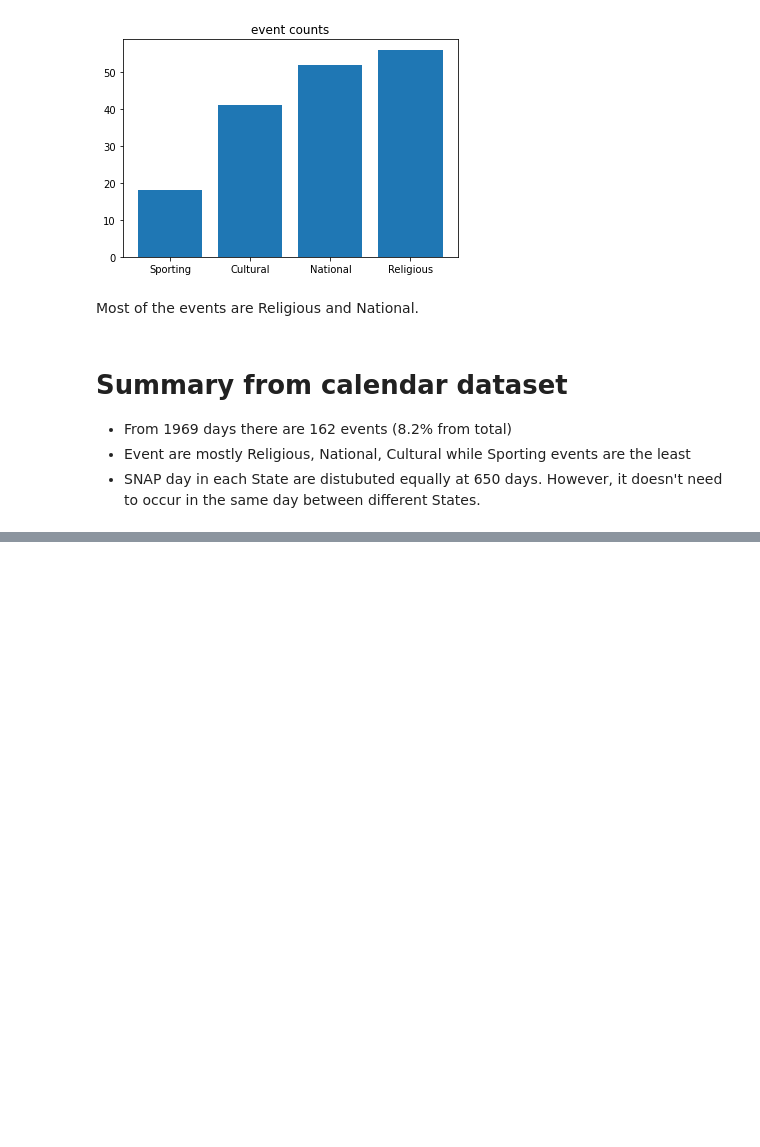
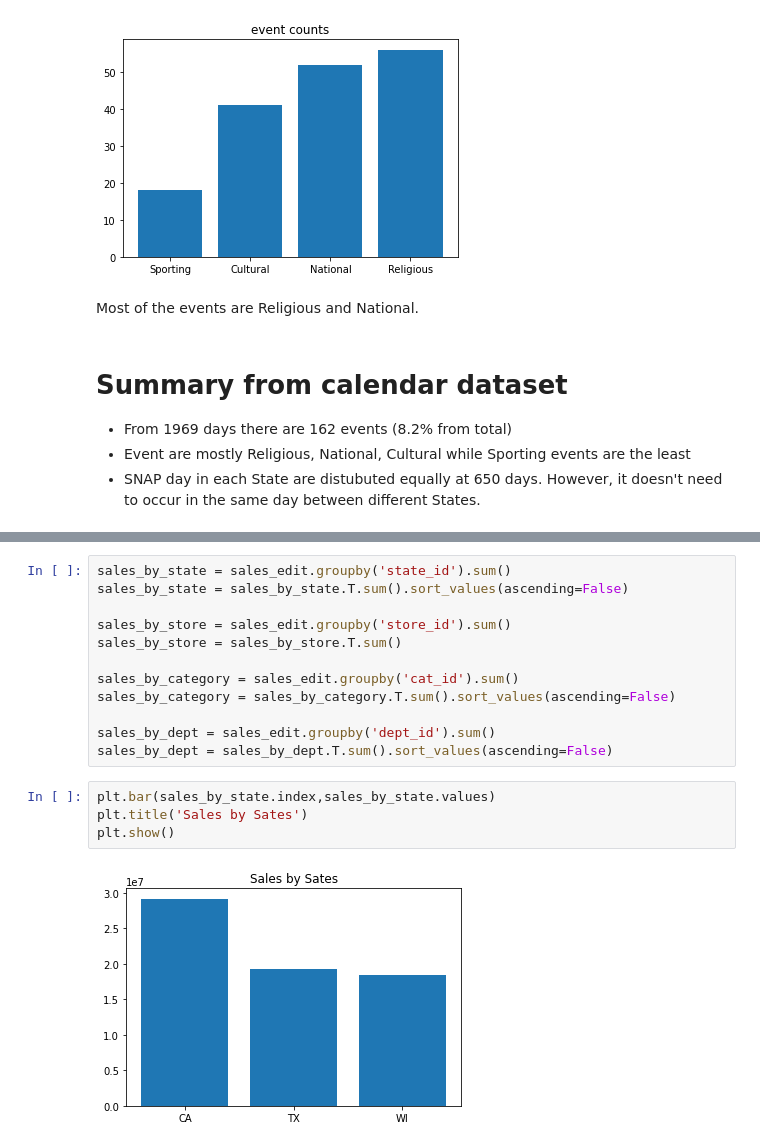
Before and after one commit to soi130/M5_case_study, a Jupyter notebook: M5_analysis.ipynb, the cells around one changed output, grey strips where cells are left out. Drawn from its saved outputs; the diff is of its cells as text; blank space fills up the shorter version.

```diff
--- a/M5_analysis.ipynb
+++ b/M5_analysis.ipynb
@@ -331,0 +455,18 @@ Most of the events are Religious and National.
+# %%
+sales_by_state = sales_edit.groupby('state_id').sum()
+sales_by_state = sales_by_state.T.sum().sort_values(ascending=False)
+
+sales_by_store = sales_edit.groupby('store_id').sum()
+sales_by_store = sales_by_store.T.sum()
+
+sales_by_category = sales_edit.groupby('cat_id').sum()
+sales_by_category = sales_by_category.T.sum().sort_values(ascending=False)
+
+sales_by_dept = sales_edit.groupby('dept_id').sum()
+sales_by_dept = sales_by_dept.T.sum().sort_values(ascending=False)
+# %%
+plt.bar(sales_by_state.index,sales_by_state.values)
+plt.title('Sales by Sates')
+plt.show()
+# %% [output]
+[figure, added]
```
Also changed, not shown: parts of 34 cells of this notebook.
